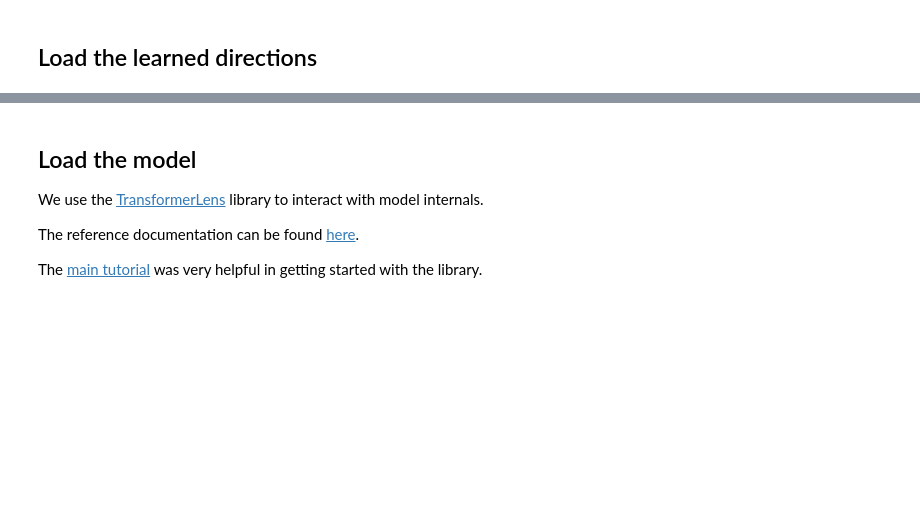
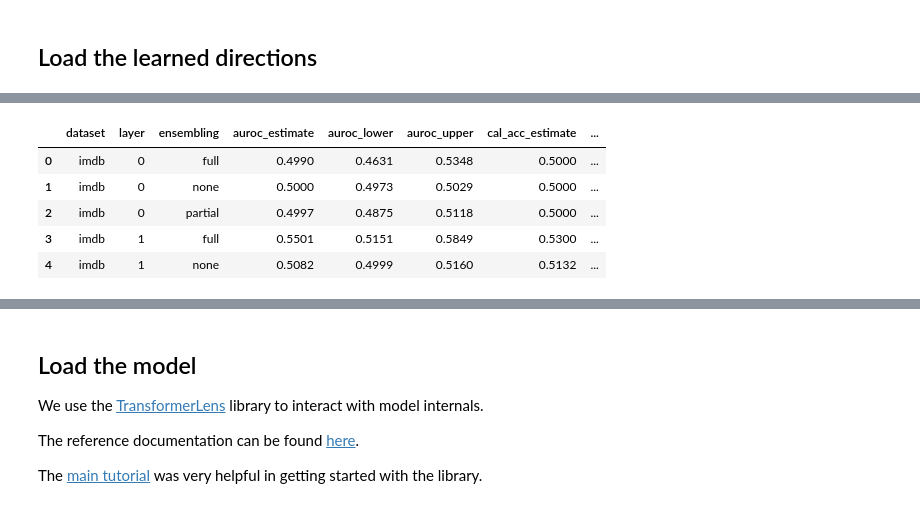
Before and after one commit to adzcai/elk-experiments, a Jupyter notebook: Exploration.ipynb, the cells around one changed output, grey strips where cells are left out. Cells and saved outputs as stored; diff of their text form; code cells hidden in the pictures; blank space fills up the shorter version.

```diff
--- a/Exploration.ipynb
+++ b/Exploration.ipynb
@@ -113,3 +146,13 @@ reporters = [
     torch.load(reporter, map_location=device)
     for reporter in (ccs_path / "reporters").iterdir()
 ]
+# %%
+ccs_eval = pd.read_csv(ccs_path / "eval.csv")
+ccs_eval.head()
+# %% [output]
+|  | dataset | layer | ensembling | auroc_estimate | auroc_lower | auroc_upper | cal_acc_estimate | ... |
+| 0 | imdb | 0 | full | 0.4990 | 0.4631 | 0.5348 | 0.5000 | ... |
+| 1 | imdb | 0 | none | 0.5000 | 0.4973 | 0.5029 | 0.5000 | ... |
+| 2 | imdb | 0 | partial | 0.4997 | 0.4875 | 0.5118 | 0.5000 | ... |
+| 3 | imdb | 1 | full | 0.5501 | 0.5151 | 0.5849 | 0.5300 | ... |
+| 4 | imdb | 1 | none | 0.5082 | 0.4999 | 0.5160 | 0.5132 | ... |
```
Also changed, not shown: parts of 42 cells of this notebook, 5 other files.
